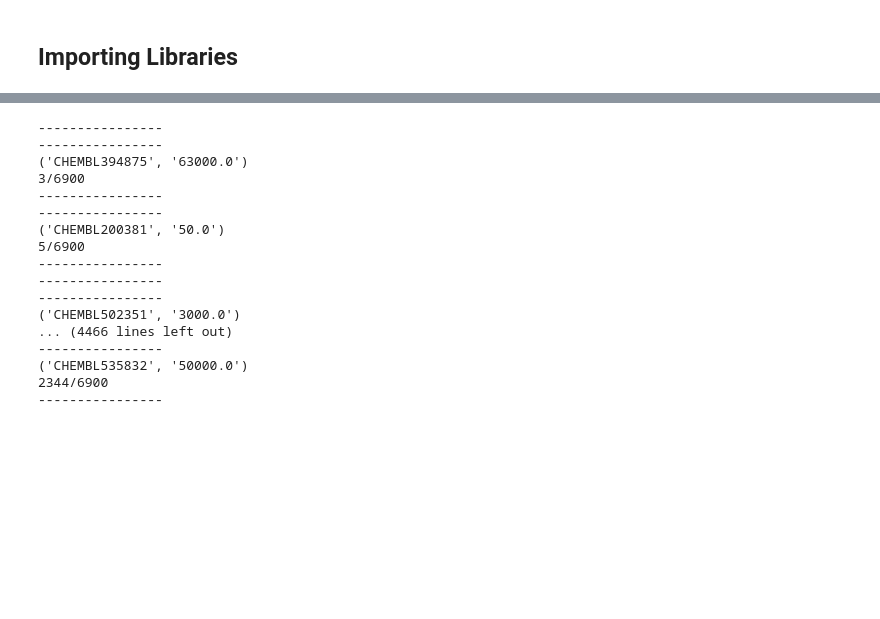
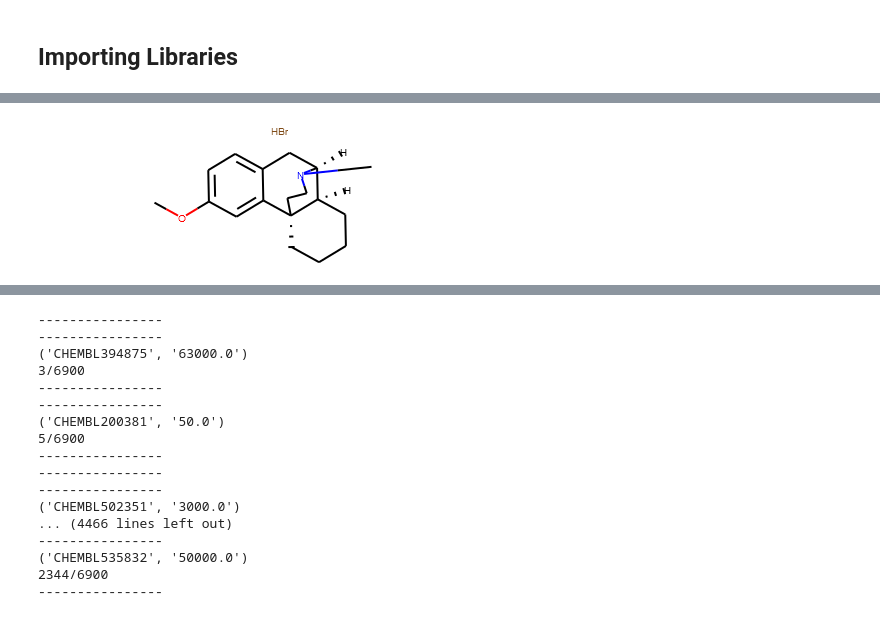
Before and after one commit to AslanDevbrat/Covid-Drug-Discovery, a Jupyter notebook: Project1.ipynb, the cells around one changed output, grey strips where cells are left out. Drawn from its saved outputs; the diff is of its cells as text; code cells hidden in the pictures; blank space fills up the shorter version.

```diff
--- a/Untitled1.ipynb
+++ b/Project1.ipynb
@@ -34,0 +62,5 @@ def get_standard_value(chembl_id, standard_type):
+# %%
+m =Chem.MolFromSmiles(df['Smiles'][34])
+m
+# %% [output]
+[figure, added]
```
Also changed, not shown: parts of 54 cells of this notebook, 1 other file.
